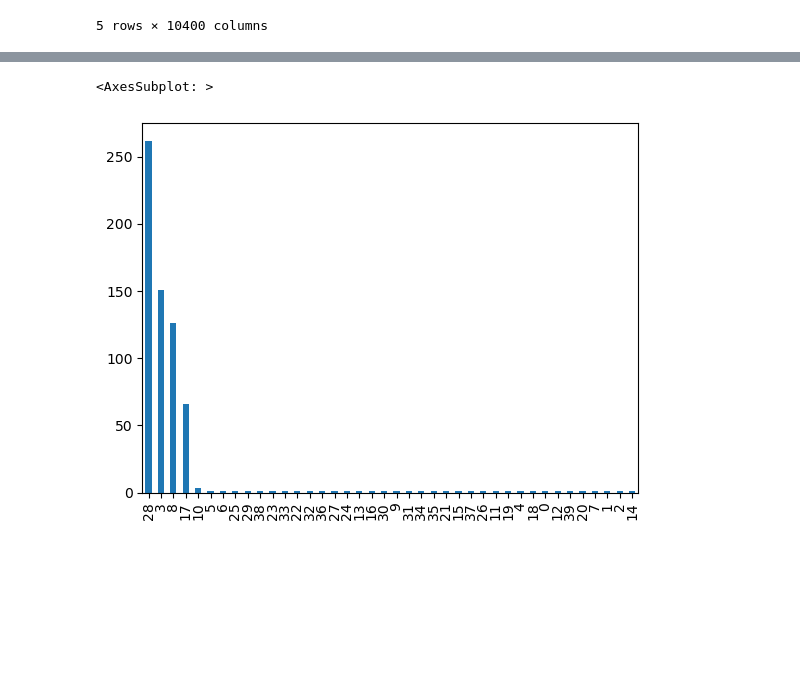
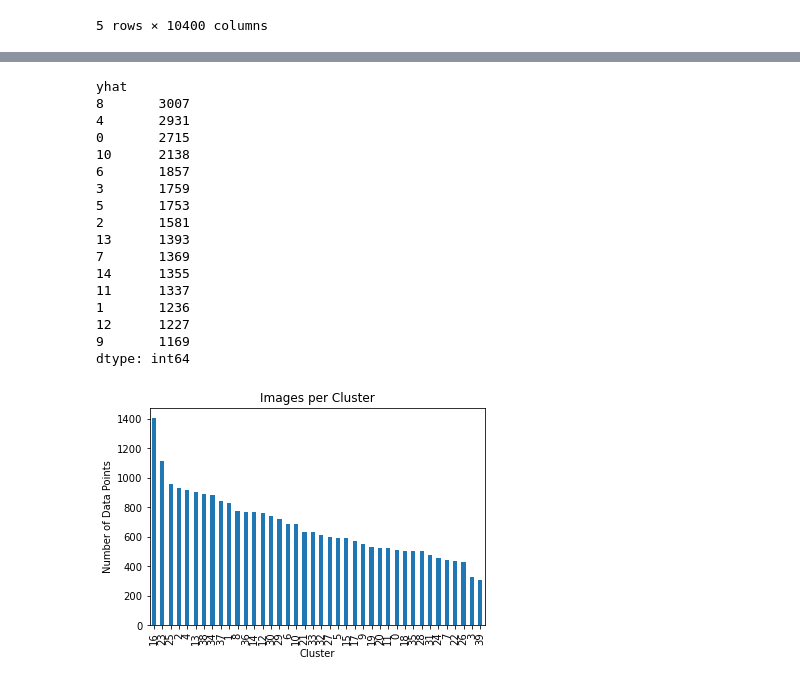
Before and after one commit to ai-for-public-services/img-rtc-demonstrator, a Jupyter notebook: code/feature-clustering.ipynb, the cells around one changed output, grey strips where cells are left out. Saved outputs shown, nothing was run; the diff lists cells and outputs as text; code cells hidden in the pictures; blank space fills up the shorter version.

```diff
--- a/code/feature-clustering.ipynb
+++ b/code/feature-clustering.ipynb
@@ -107,0 +174,4 @@ memory usage: 51.0 MB
+# %%
+%%time
+principalComponents = pca.fit_transform(x)
+variance_list=pca.explained_variance_ratio_
@@ -107,0 +268,3 @@ memory usage: 51.0 MB
+# %%
+# pick some number of components to run the KMeans on, number or threshold?
+cluster_features =principalComponents[:,:200]
@@ -121,0 +329,6 @@ all_features["yhat"]=yhat
+# %%
+%%time
+# define the model
+cluster_model = KMeans(n_clusters=40,n_init=50,random_state=42,verbose=1)
+# fit the model
+cluster_model.fit(cluster_features)
@@ -122,3 +354,9 @@ all_features["yhat"]=yhat
+# %%
+# assign a cluster to each example
+yhat = cluster_model.predict(cluster_features)
+# retrieve unique clusters
+clusters = np.unique(yhat)
+cluster_pd=pd.DataFrame({"yhat":yhat})
 # %%
 clusters
 # %% [output]
@@ -141,5 +374,28 @@ all_features.describe()
+# %%
+cluster_pd.value_counts()
+# %% [output]
+yhat
+8       3007
+4       2931
+0       2715
+10      2138
+6       1857
+3       1759
+5       1753
+2       1581
+13      1393
+7       1369
+14      1355
+11      1337
+1       1236
+12      1227
+9       1169
+dtype: int64
 # %%
-all_features["yhat"].value_counts().plot(kind='bar')
+cluster_pd["yhat"].value_counts().plot(kind='bar')
+plt.xlabel('Cluster')
+plt.ylabel('Number of Data Points')
+plt.title('Images per Cluster')
+plt.show()
 # %% [output]
-<AxesSubplot: >
-[figure, old version]
+[figure, new version]
```
Also changed, not shown: parts of 62 cells of this notebook, 6 other files.
